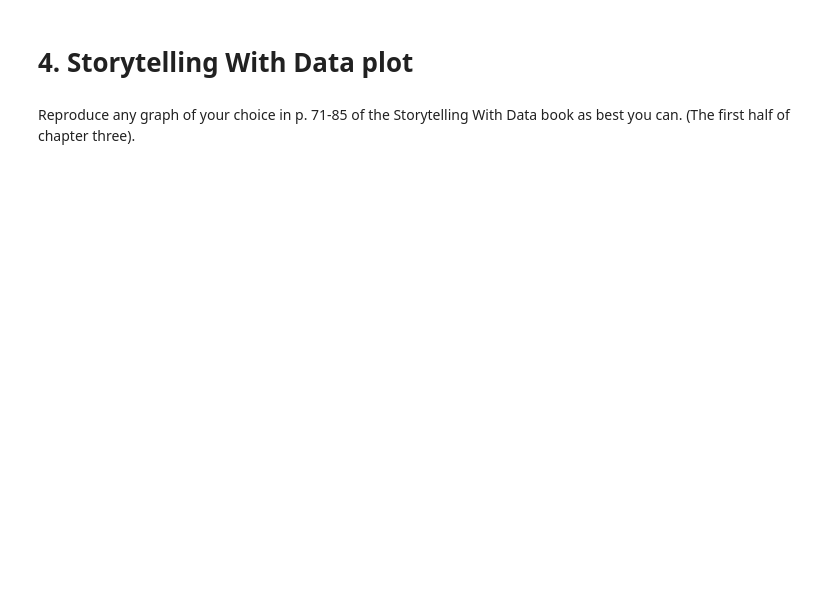
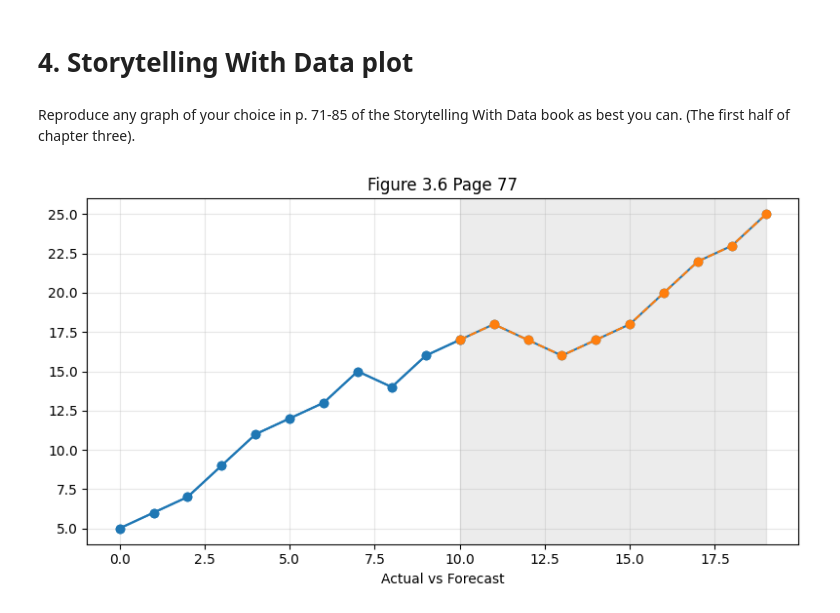
Before and after one commit to JonG-2025/Module-B-semester-2, a Jupyter notebook: Week5-concealed-answer.ipynb, the cells around one changed output. Cells and saved outputs as stored; diff of their text form; code cells hidden in the pictures; blank space fills up the shorter version.

```diff
--- a/Week5-concealed-answer.ipynb
+++ b/Week5-concealed-answer.ipynb
@@ -292,3 +344,29 @@ Create an area plot that shows the sales volume for two brands of soft drinks, o
 # 4. Storytelling With Data plot
 # %% [markdown]
 Reproduce any graph of your choice in p. 71-85 of the Storytelling With Data book as best you can.  (The first half of chapter three).
+# %%
+x = np.arange(0, 20)
+y = np.array([5, 6, 7, 9, 11, 12, 13, 15, 14, 16, 17, 18, 17, 16, 17, 18, 20, 22, 23, 25])
+
+forecast_start_index = 10
+x_forecast_start = x[forecast_start_index]
+
+fig, ax = plt.subplots(figsize=(8, 4.5))
+
+ax.plot(x, y, marker='o', linestyle='-', color='C0', label='Actual + Forecast')
+
+ax.plot(x[:forecast_start_index+1], y[:forecast_start_index+1],
+marker='o', linestyle='-', color='C0', label='Observed')
+ax.plot(x[forecast_start_index:], y[forecast_start_index:],
+marker='o', linestyle='--', color='C1', label='Forecast')
+
+ax.axvspan(x_forecast_start, x.max(), color='gray', alpha=0.15, label='Forecast region')
+
+ax.set_xlabel('Actual vs Forecast')
+ax.set_title('Figure 3.6 Page 77')
+ax.grid(alpha=0.3)
+
+plt.tight_layout()
+plt.show()
+# %% [output]
+[figure, added]
```
Also changed, not shown: parts of 2 cells of this notebook.
